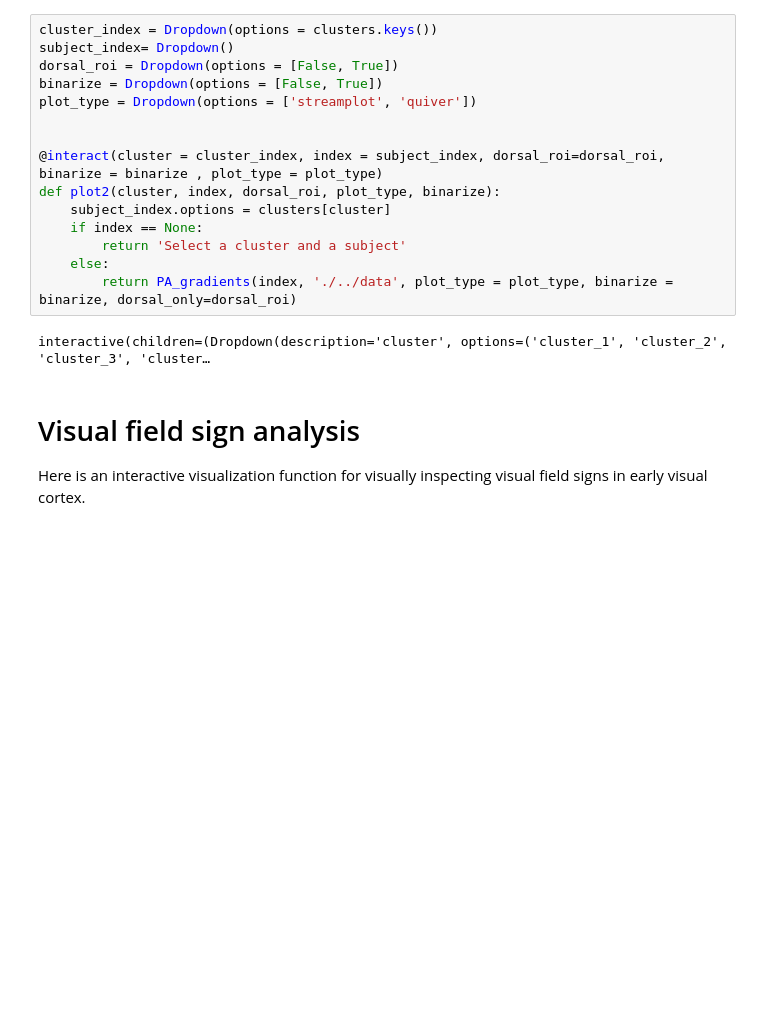
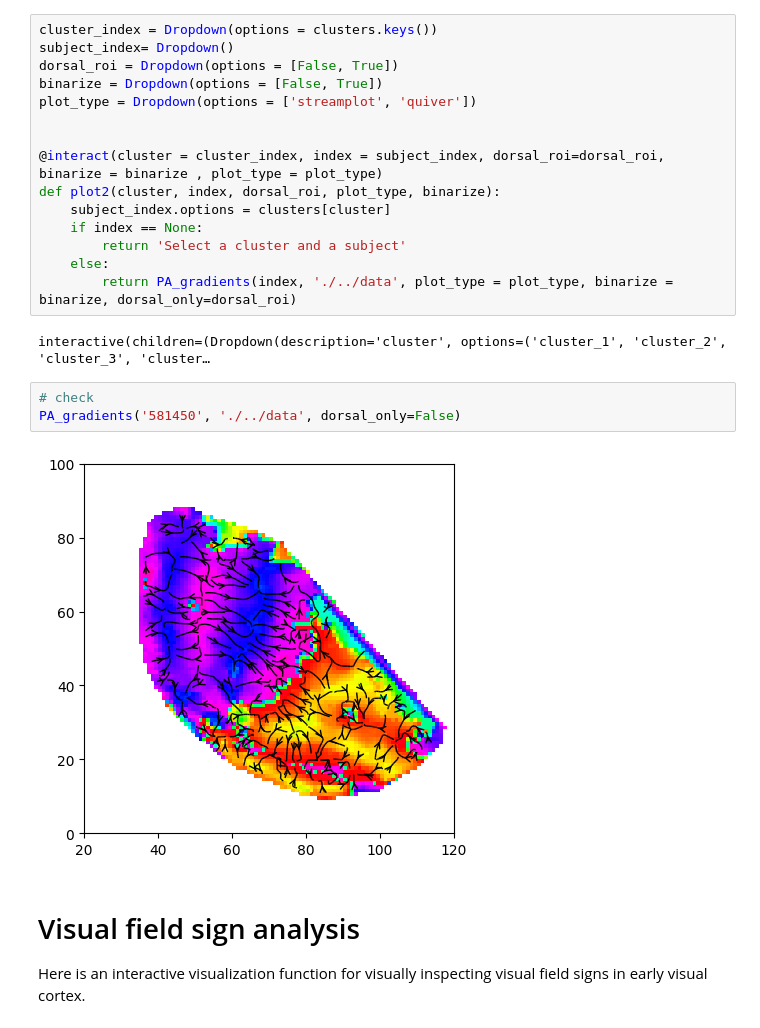
Before and after one commit to dshimaoka/VariabilityEarlyVisualCortex, a Jupyter notebook: notebooks/maps-visualization.ipynb, the cells around one changed output. Drawn from its saved outputs; the diff is of its cells as text; blank space fills up the shorter version.

```diff
--- a/notebooks/maps-visualization.ipynb
+++ b/notebooks/maps-visualization.ipynb
@@ -80,6 +84,11 @@ def plot2(cluster, index, dorsal_roi, plot_type, binarize):
         return PA_gradients(index, './../data', plot_type = plot_type, binarize = binarize, dorsal_only=dorsal_roi)
 # %% [output]
 interactive(children=(Dropdown(description='cluster', options=('cluster_1', 'cluster_2', 'cluster_3', 'cluster…
+# %%
+# check
+PA_gradients('581450', './../data', dorsal_only=False)
+# %% [output]
+[figure, added]
 # %% [markdown]
 # Visual field sign analysis
 
```
Also changed, not shown: parts of 5 cells of this notebook, 3 other files.
